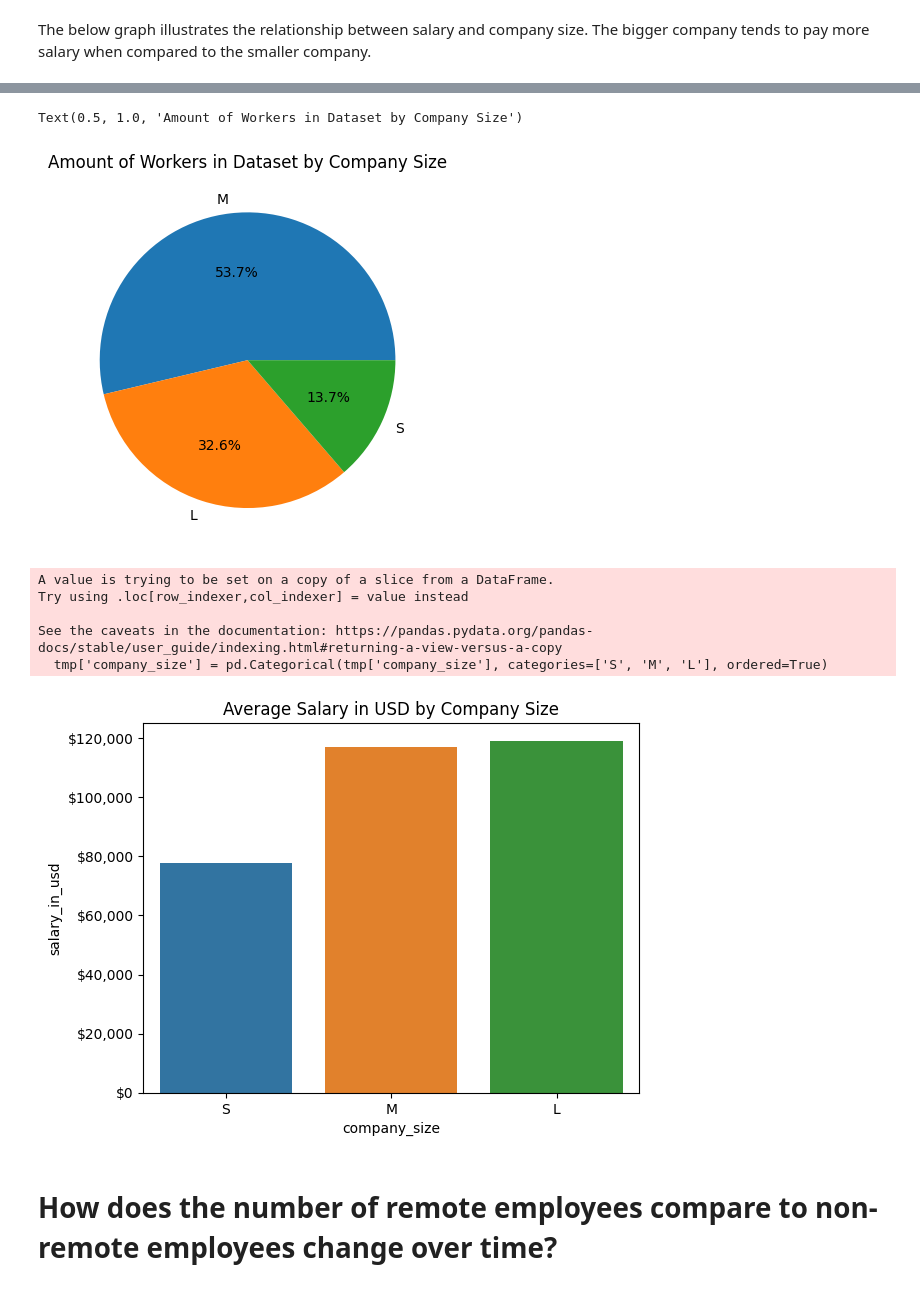
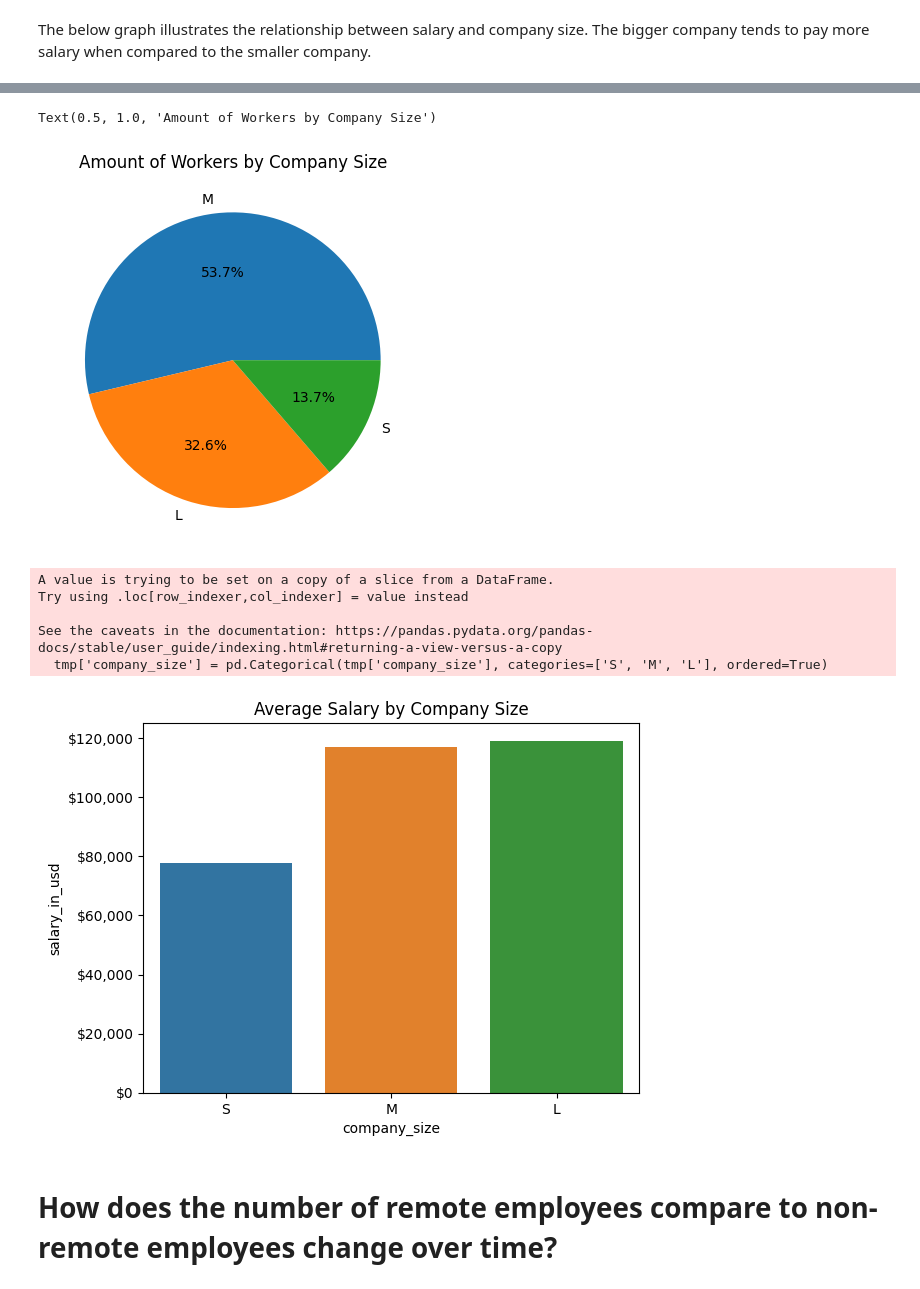
Before and after one commit to jtlantz/dm-proj1, a Jupyter notebook: notebooks/ds_salaries.ipynb, the cells around one changed output, grey strips where cells are left out. Saved outputs shown, nothing was run; the diff lists cells and outputs as text; code cells hidden in the pictures.

```diff
--- a/notebooks/ds_salaries.ipynb
+++ b/notebooks/ds_salaries.ipynb
@@ -192,23 +178,23 @@ See the caveats in the documentation: https://pandas.pydata.org/pandas-docs/stab
 # %%
 tmp = df['company_size']
 tmp = tmp.value_counts()
 tmp = tmp.to_frame()
 tmp['percentage'] = tmp['company_size'] / tmp['company_size'].sum()
 tmp.reset_index(inplace=True)
 # create a seaborn pie chart
 plt.pie(tmp['percentage'], labels=tmp['index'], autopct='%1.1f%%')
-plt.title('Amount of Workers in Dataset by Company Size')
+plt.title('Amount of Workers by Company Size')
 # show percentages in the legend
 # %% [output]
-Text(0.5, 1.0, 'Amount of Workers in Dataset by Company Size')
+Text(0.5, 1.0, 'Amount of Workers by Company Size')
-[figure, old version]
+[figure, new version]
 # %%
 # average salary by company size
 tmp = df[['company_size', 'salary_in_usd']]
 tmp['company_size'] = pd.Categorical(tmp['company_size'], categories=['S', 'M', 'L'], ordered=True)
 tmp = tmp.groupby('company_size')['salary_in_usd'].mean().reset_index()
 plot = sns.barplot(data = tmp, x='company_size', y='salary_in_usd')
-plot.title.set_text('Average Salary in USD by Company Size')
+plot.title.set_text('Average Salary by Company Size')
 plot.yaxis.set_major_formatter('${x:,.0f}')
 # %% [output]
 A value is trying to be set on a copy of a slice from a DataFrame.
@@ -216,7 +202,7 @@ Try using .loc[row_indexer,col_indexer] = value instead
 
 See the caveats in the documentation: https://pandas.pydata.org/pandas-docs/stable/user_guide/indexing.html#returning-a-view-versus-a-copy
   tmp['company_size'] = pd.Categorical(tmp['company_size'], categories=['S', 'M', 'L'], ordered=True)
-[figure, old version]
+[figure, new version]
 # %% [markdown]
 # How does the number of remote employees compare to non-remote employees change over time?
 # %% [markdown]
```
Also changed, not shown: parts of 15 cells of this notebook.
